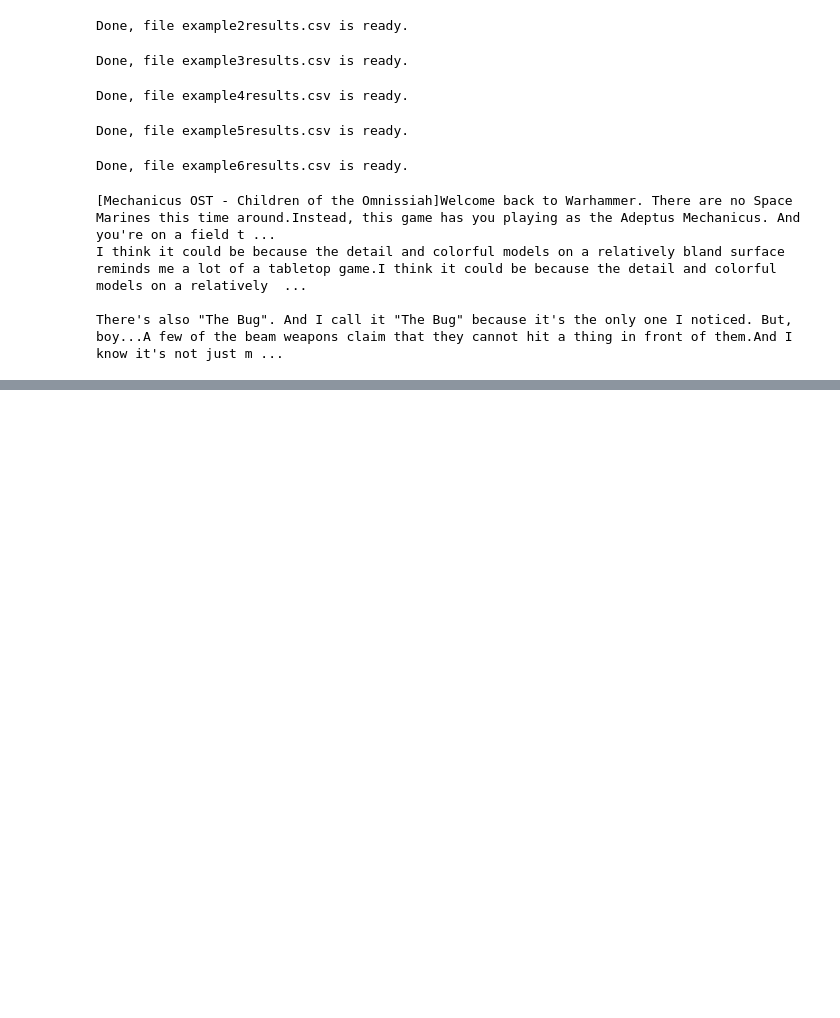
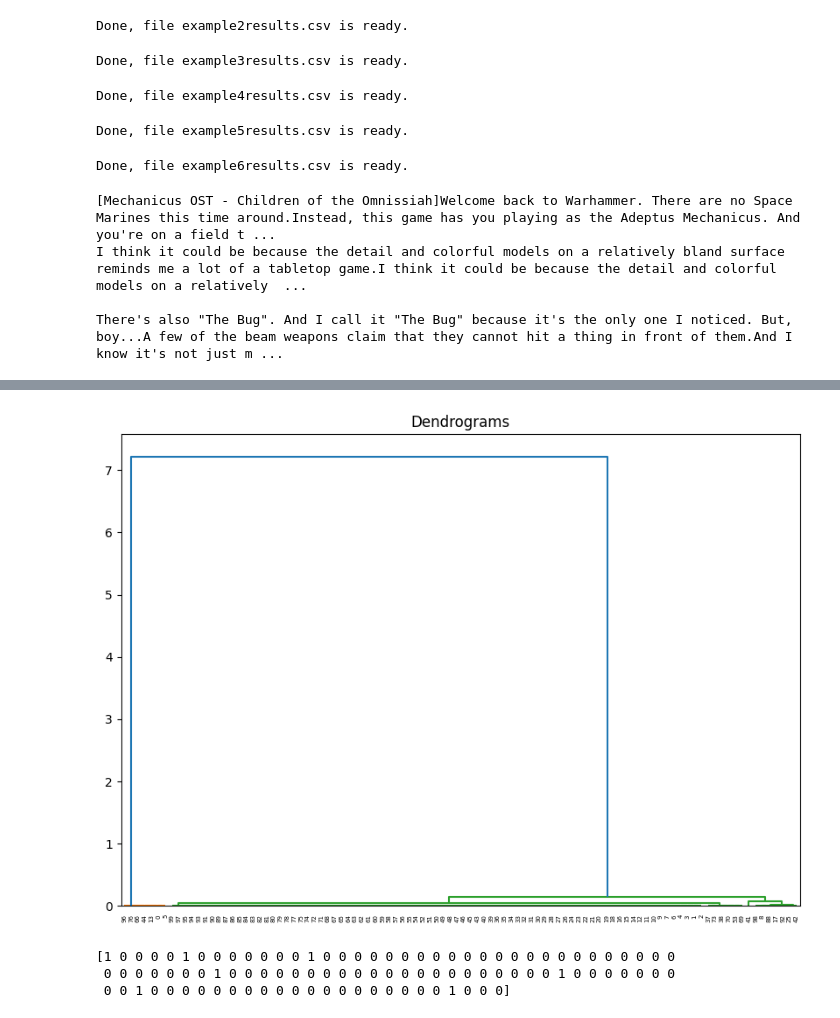
Before and after one commit to wolfesamk/MSBA-212, a Jupyter notebook: Classwork/Chapter 4/Week 1.ipynb, the cells around one changed output, grey strips where cells are left out. Drawn from its saved outputs; the diff is of its cells as text; code cells hidden in the pictures; blank space fills up the shorter version.

```diff
--- a/Classwork/Chapter 4/Week 1.ipynb
+++ b/Classwork/Chapter 4/Week 1.ipynb
@@ -290,0 +563,56 @@ There's also "The Bug". And I call it "The Bug" because it's the only one I noti
+# %%
+#Example 12
+from scipy.cluster.hierarchy import dendrogram, linkage
+from matplotlib import pyplot as plt
+import pandas
+import numpy
+
+#I am creating a dictionary here titled inputdata
+inputdata={}
+
+inputdata = pandas.read_csv('example10_results.csv').to_dict()
+
+# I created a new dictionary here for the comment column in my csv file
+
+readability_dictionary = inputdata.get('Readability')
+
+sarcasm_dictionary = inputdata.get("Is_Sarcastic")
+
+readability_list =  list(readability_dictionary.values())
+
+sarcasm_list =  list(sarcasm_dictionary.values())
+
+updated_sarcasm_list = []
+for i in sarcasm_list:
+    if i == 'Not Sarcasm':
+        updated_sarcasm_list.append(int('0'))
+    elif i =='Sarcasm':
+        updated_sarcasm_list.append(int('1'))
+
+combined_list = list(zip(readability_list,updated_sarcasm_list))
+
+from sklearn.preprocessing import normalize
+data_scaled = normalize(combined_list)
+
+import scipy.cluster.hierarchy as shc
+plt.figure(figsize=(10, 7))
+plt.title("Dendrograms")
+dend = shc.dendrogram(shc.linkage(data_scaled, method='ward'))
+plt.show()
+
+from sklearn.cluster import AgglomerativeClustering
+
+#Based on the dendogram, there are 2 clusters. Below, we can find each cluster each readability score belongs to
+#Change number 2 below based on your interpretation of the dendogram
+cluster = AgglomerativeClustering(
+    n_clusters=2, affinity='euclidean', linkage='ward')
+
+cluster.fit(data_scaled)
+labels = cluster.labels_
+labels
+print(labels)
+# %% [output]
+[figure, added]
+[1 0 0 0 0 1 0 0 0 0 0 0 0 1 0 0 0 0 0 0 0 0 0 0 0 0 0 0 0 0 0 0 0 0 0 0 0
+ 0 0 0 0 0 0 0 1 0 0 0 0 0 0 0 0 0 0 0 0 0 0 0 0 0 0 0 0 0 1 0 0 0 0 0 0 0
+ 0 0 1 0 0 0 0 0 0 0 0 0 0 0 0 0 0 0 0 0 0 0 1 0 0 0]
```
Also changed, not shown: parts of 6 cells of this notebook, 5 other files.
